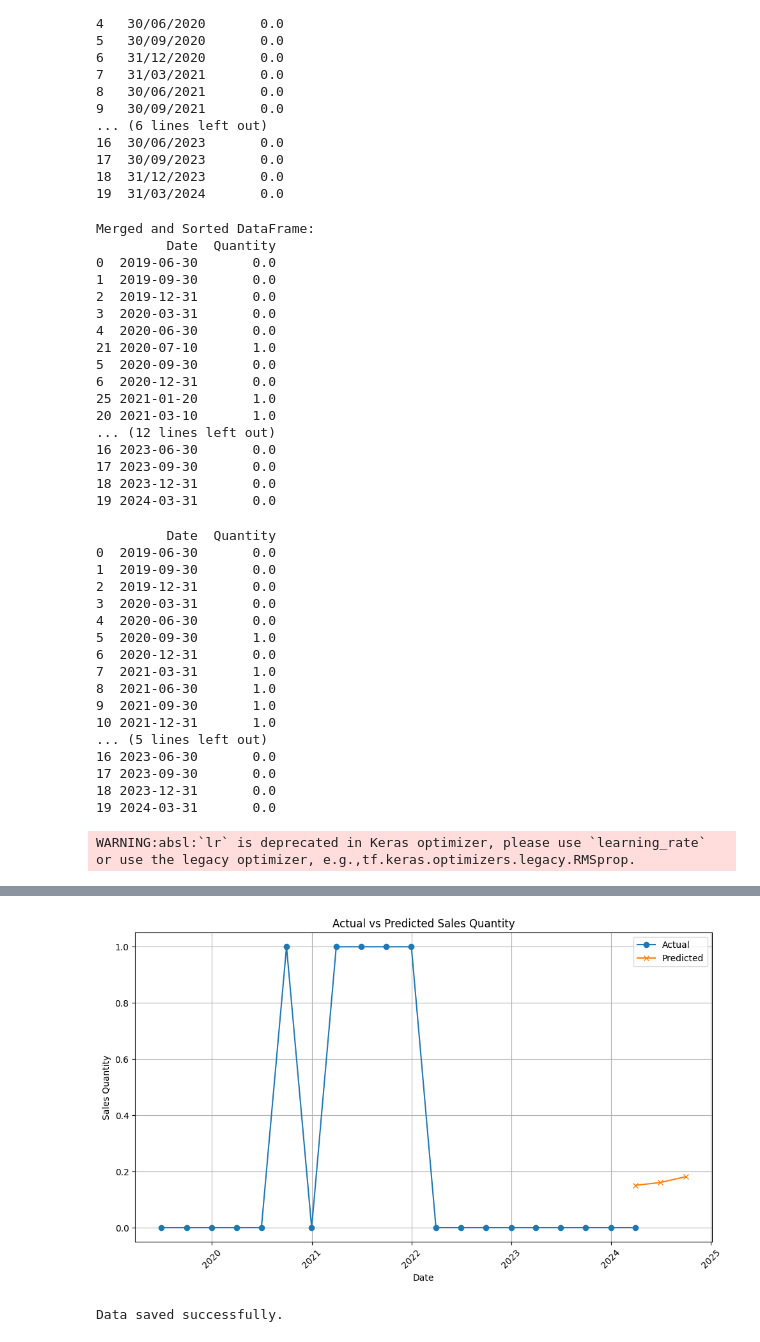
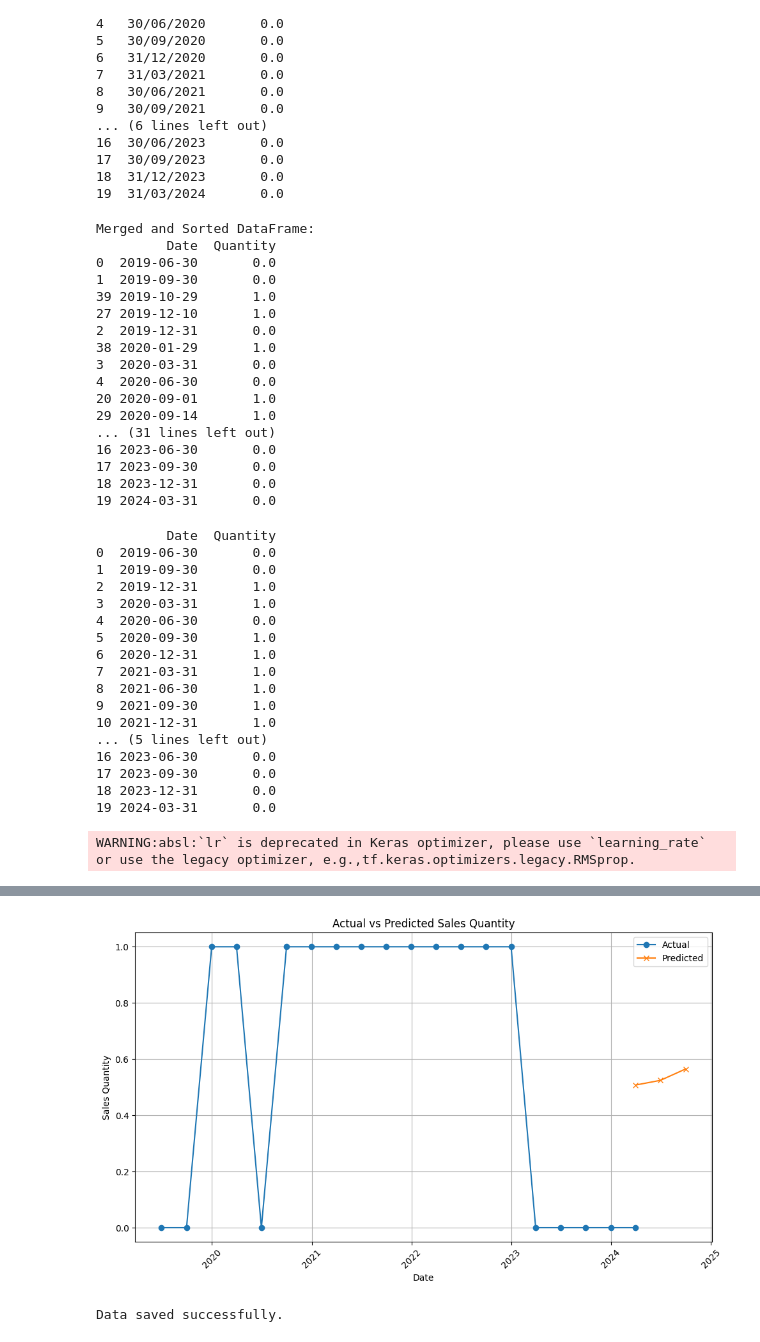
Before and after one commit to MuftiqurBista1111/Unisnacks_Data_Forecasting, a Jupyter notebook: LSTM_13_5_2024.ipynb, the cells around one changed output, grey strips where cells are left out. Cells and saved outputs as stored; diff of their text form; code cells hidden in the pictures.

```diff
--- a/LSTM_13_5_2024.ipynb
+++ b/LSTM_13_5_2024.ipynb
@@ -69,7 +69,7 @@ def get_customer_product_data(data):
             product_data = customer_data[customer_data['Product_Id'] == product]
 
             # Check if the number of entries for the product is more than 15
-            if len(product_data) > 5:
+            if len(product_data) > 15:
                 # Extract date and quantity information for the product
                 product_sales_data = product_data[['Date', 'Quantity']]
 
@@ -116,8 +116,8 @@ def get_customer_product_dataframe(customer, product, customer_product_data):
     return customer_product_data.get((customer, product), None)
 
 # Example: Select a specific customer and product
-selected_customer = "YOX005 Makkah International Foods"
-selected_product = 507.0
+selected_customer = "WXX018 Xingja Reunion Co. Ltd T/A Tianfu"
+selected_product = 918.0
 
 # Get date and quantity DataFrame for the selected customer and product
 selected_dataframe = get_customer_product_dataframe(selected_customer, selected_product, customer_product_data)
@@ -199,15 +208,15 @@ Merged and Sorted DataFrame:
          Date  Quantity
 0  2019-06-30       0.0
 1  2019-09-30       0.0
+39 2019-10-29       1.0
+27 2019-12-10       1.0
 2  2019-12-31       0.0
+38 2020-01-29       1.0
 3  2020-03-31       0.0
 4  2020-06-30       0.0
-21 2020-07-10       1.0
-5  2020-09-30       0.0
-6  2020-12-31       0.0
-25 2021-01-20       1.0
-20 2021-03-10       1.0
-... (12 lines left out)
+20 2020-09-01       1.0
+29 2020-09-14       1.0
+... (31 lines left out)
 16 2023-06-30       0.0
 17 2023-09-30       0.0
 18 2023-12-31       0.0
@@ -240,11 +249,11 @@ print(quarterly_df)
          Date  Quantity
 0  2019-06-30       0.0
 1  2019-09-30       0.0
-2  2019-12-31       0.0
-3  2020-03-31       0.0
+2  2019-12-31       1.0
+3  2020-03-31       1.0
 4  2020-06-30       0.0
 5  2020-09-30       1.0
-6  2020-12-31       0.0
+6  2020-12-31       1.0
 7  2021-03-31       1.0
 8  2021-06-30       1.0
 9  2021-09-30       1.0
@@ -296,7 +305,7 @@ model = Sequential()
 model.add(LSTM(200, return_sequences=True, input_shape=(seq_length, 1)))
 model.add(LSTM(100, return_sequences=True))
 model.add(LSTM(50, return_sequences=False))
-model.add(Dense(1))
+model.add(Dense(1, activation='sigmoid'))
 optimizer = RMSprop(lr=0.001)
 model.compile(optimizer=optimizer, loss='mean_squared_error')
 
@@ -352,3 +361,3 @@ Epoch 6/50
-[figure, old version]
+[figure, new version]
 # %%
 # Open a text file in write mode
```
Also changed, not shown: parts of 4 cells of this notebook.
